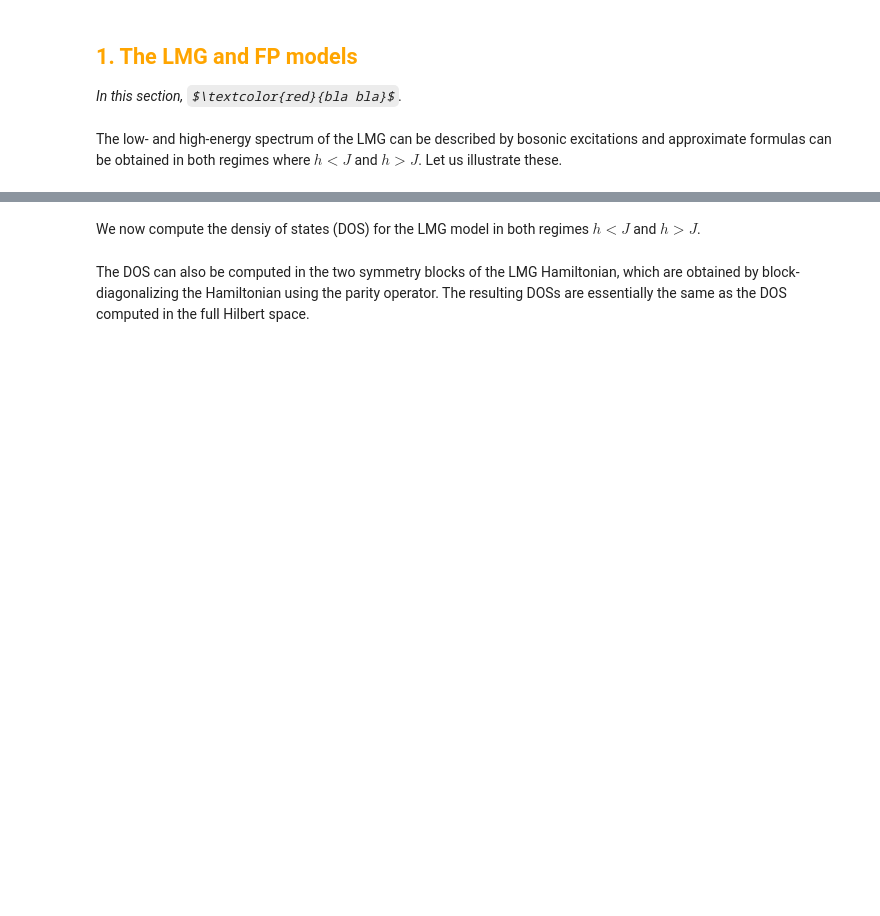
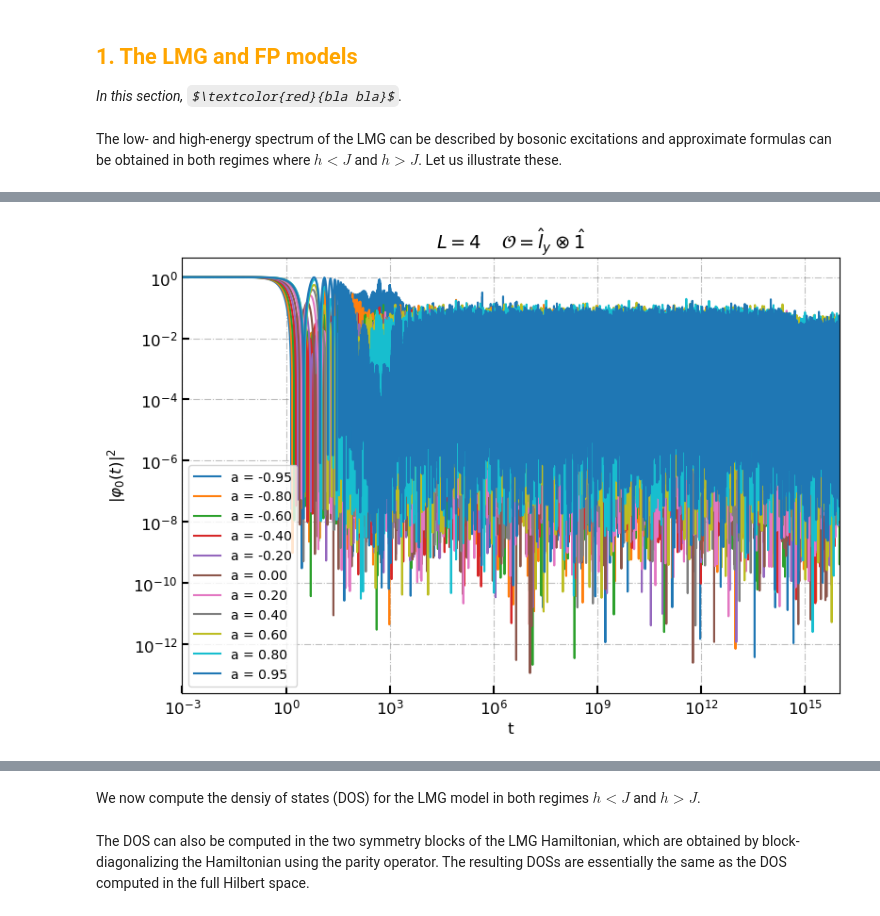
Before and after one commit to nicolasdero/KrylovQuantumClassical, a Jupyter notebook: project_notebook.ipynb, the cells around one changed output, grey strips where cells are left out. Cells and saved outputs as stored; diff of their text form; code cells hidden in the pictures; some formulas as TeX source; blank space fills up the shorter version.

```diff
--- a/project_notebook.ipynb
+++ b/project_notebook.ipynb
@@ -83,0 +234,12 @@ The low- and high-energy spectrum of the LMG can be described by bosonic excitat
+# %%
+_, ax = one_plot(r"$L=4\, \quad \mathcal{O}=\hat{l}_y\otimes \hat{1}$", "t", r"$|\varphi_0(t)|^2$")
+for a, result in zip(a_list, result_all):
+    ax.plot(time_grid, np.abs(result.real) ** 2, label = f"a = {a:.2f}")
+ax.set_xlim(1e-3, 1.e16)
+ax.set_xscale('log')
+ax.set_yscale('log')
+plt.legend()
+#plt.savefig("../FP_autocorrelation_6.pdf", dpi = 300)
+plt.show()
+# %% [output]
+[figure, added]
```
Also changed, not shown: parts of 37 cells of this notebook, 7 other files.
